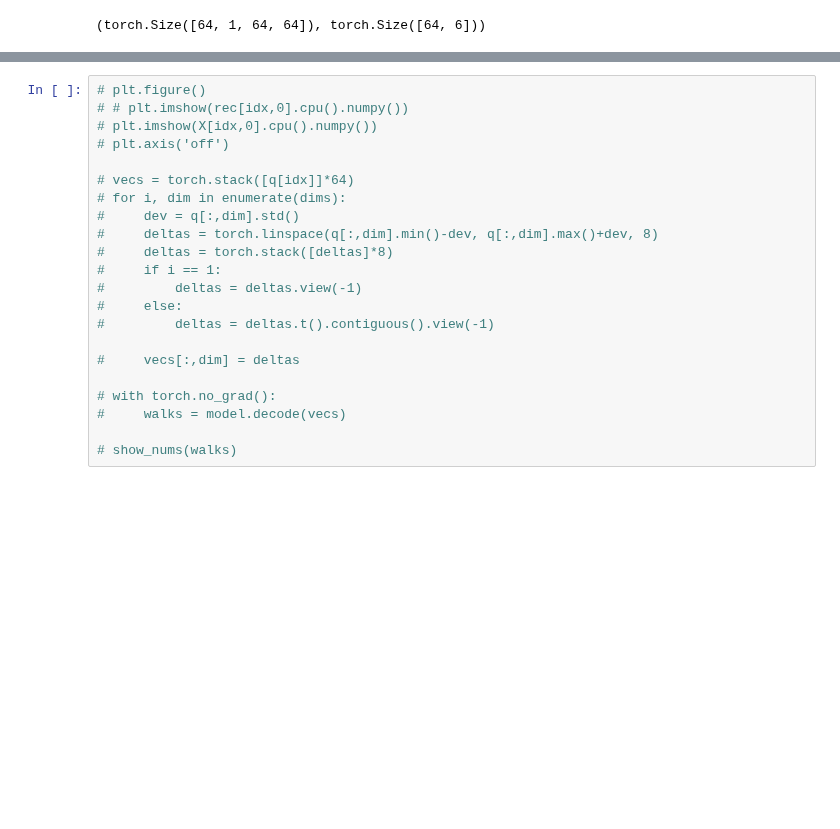
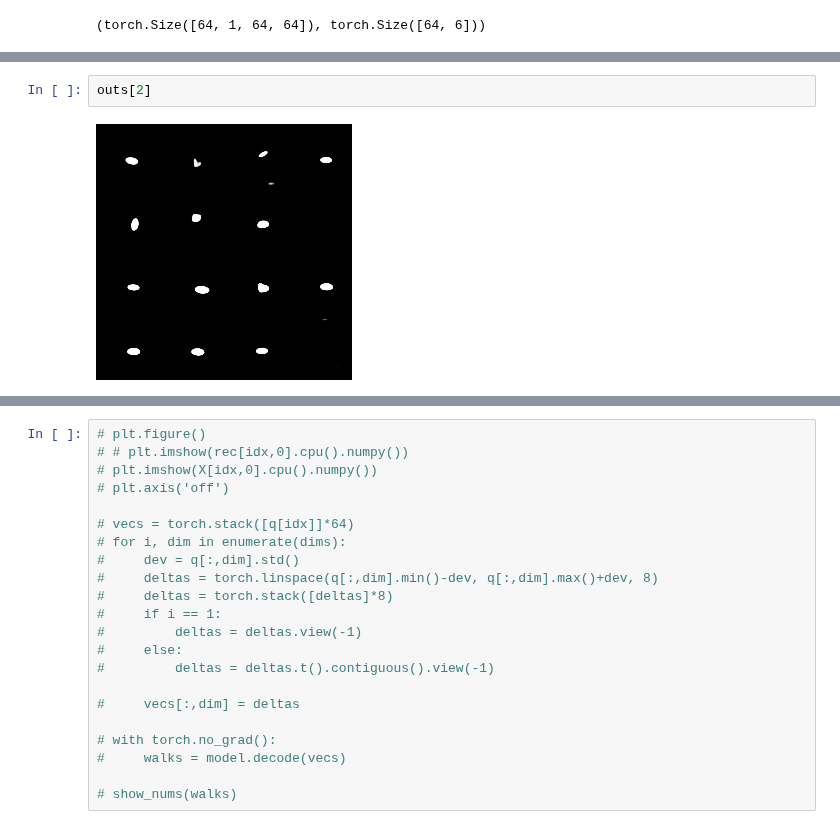
Before and after one commit to felixludos/omni-learn, a Jupyter notebook: hybrid/latent_disentanglement.ipynb, the cells around one changed output, grey strips where cells are left out. Drawn from its saved outputs; the diff is of its cells as text; blank space fills up the shorter version.

```diff
--- a/hybrid/latent_disentanglement.ipynb
+++ b/hybrid/latent_disentanglement.ipynb
@@ -190,0 +339,4 @@ tensor([[ -366.9489],
+# %%
+outs[2]
+# %% [output]
+[figure, added]
```
Also changed, not shown: parts of 62 cells of this notebook, 36 other files.
